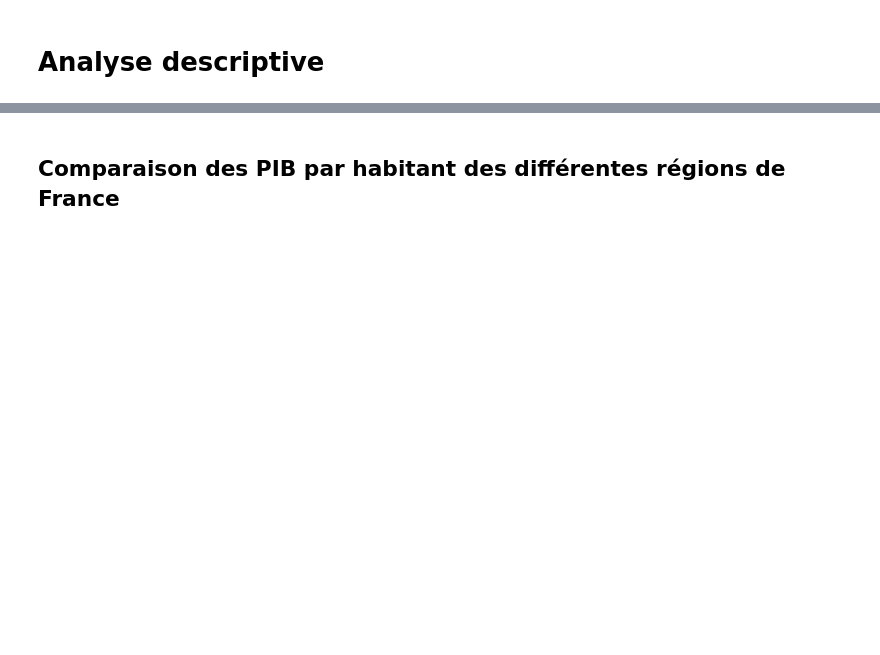
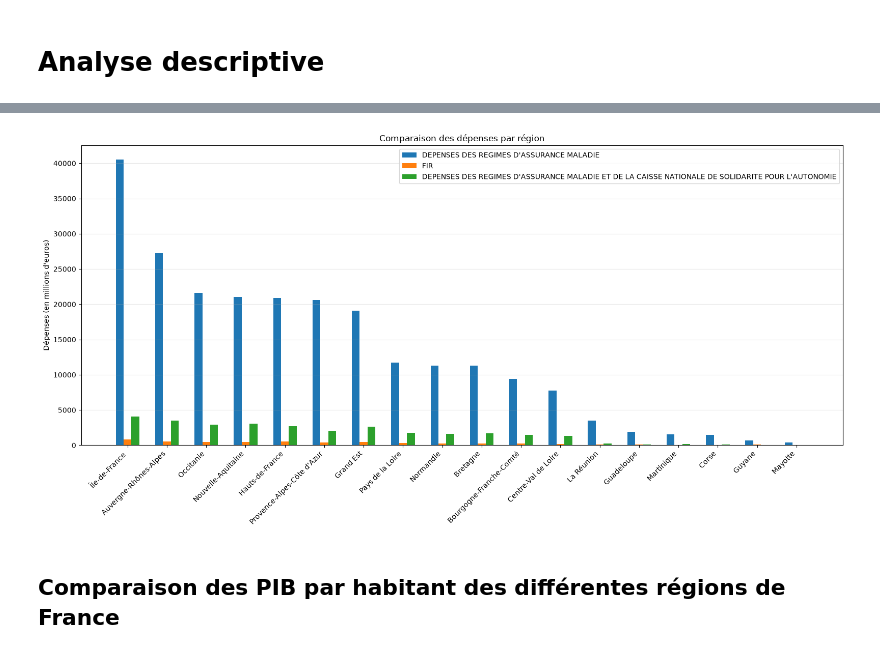
Before and after one commit to ehlld/projet-python-sante, a Jupyter notebook: projet.ipynb, the cells around one changed output, grey strips where cells are left out. Drawn from its saved outputs; the diff is of its cells as text; code cells hidden in the pictures; blank space fills up the shorter version.

Commit message:
added graph to .ipynb + imported pop region

```diff
--- a/projet.ipynb
+++ b/projet.ipynb
@@ -13,3 +25,8 @@ import projet
+# %%
+etats_financiers_regionaux = projet.generate_etats_financiers_regionaux()
+analysefinance.trace_graph(etats_financiers_regionaux)
+# %% [output]
+[figure, added]
 # %% [markdown]
 
 ## Comparaison des PIB par habitant des différentes régions de France
```
Also changed, not shown: parts of 11 cells of this notebook, 2 other files.
